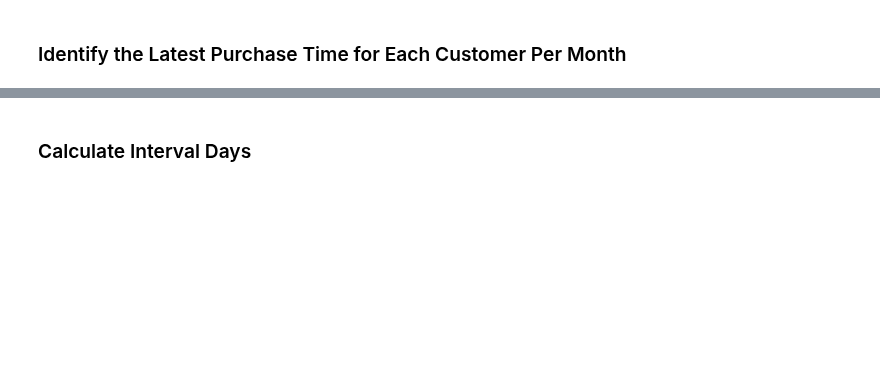
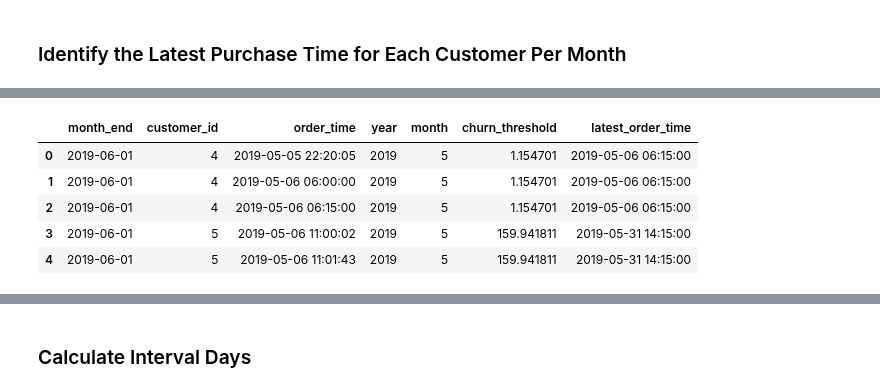
Before and after one commit to HanL1223/JR_Recommender, a Jupyter notebook: projects/cafe-analytics/Customer-Churn-Analysis-MX.ipynb, the cells around one changed output, grey strips where cells are left out. Cells and saved outputs as stored; diff of their text form; code cells hidden in the pictures; blank space fills up the shorter version.

```diff
--- a/projects/cafe-analytics/Customer-Churn-Analysis-MX.ipynb
+++ b/projects/cafe-analytics/Customer-Churn-Analysis-MX.ipynb
@@ -132,13 +182,20 @@ df_churn.head(10)
 # %%
 # Add a column for the latest order time per customer for each month
 df_churn['latest_order_time'] = (
     df_churn.groupby(
-        ['order_monthend', 'customer_id']
+        ['month_end', 'customer_id']
     )
     ['order_time'].transform(np.max)
 )
 
 df_churn.head()
+# %% [output]
+|  | month_end | customer_id | order_time | year | month | churn_threshold | latest_order_time |
+| 0 | 2019-06-01 | 4 | 2019-05-05 22:20:05 | 2019 | 5 | 1.154701 | 2019-05-06 06:15:00 |
+| 1 | 2019-06-01 | 4 | 2019-05-06 06:00:00 | 2019 | 5 | 1.154701 | 2019-05-06 06:15:00 |
+| 2 | 2019-06-01 | 4 | 2019-05-06 06:15:00 | 2019 | 5 | 1.154701 | 2019-05-06 06:15:00 |
+| 3 | 2019-06-01 | 5 | 2019-05-06 11:00:02 | 2019 | 5 | 159.941811 | 2019-05-31 14:15:00 |
+| 4 | 2019-06-01 | 5 | 2019-05-06 11:01:43 | 2019 | 5 | 159.941811 | 2019-05-31 14:15:00 |
 # %%
 # Drop the original 'order_time' column and remove duplicates
 df_churn = df_churn.drop(
```
Also changed, not shown: parts of 28 cells of this notebook.
